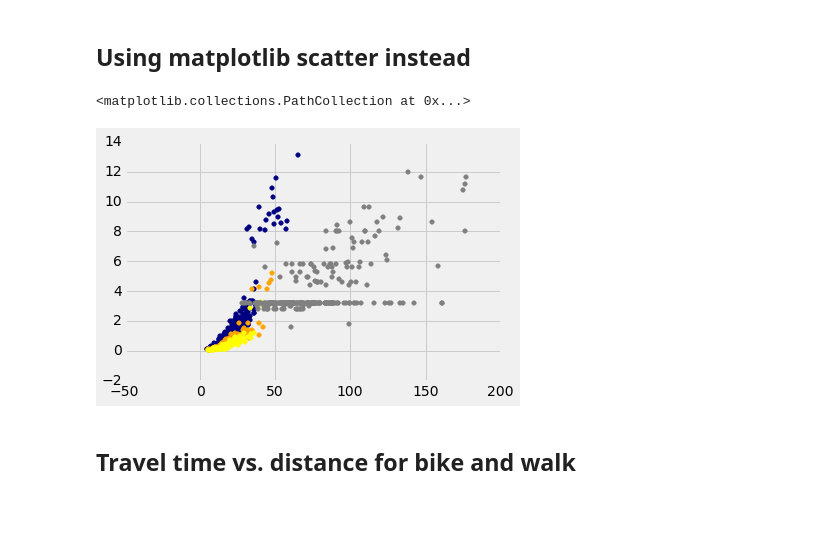
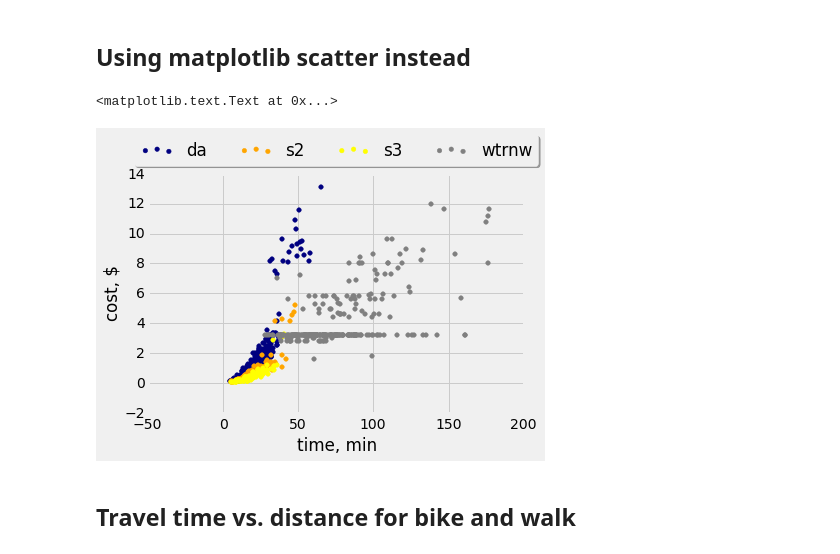
Before and after one commit to akansal1/smart-cities-connector, a Jupyter notebook: labs_in_progress/Minilab5.ipynb, the cells around one changed output. Saved outputs shown, nothing was run; the diff lists cells and outputs as text; code cells hidden in the pictures; blank space fills up the shorter version.

```diff
--- a/labs_in_progress/Minilab5.ipynb
+++ b/labs_in_progress/Minilab5.ipynb
@@ -124,13 +124,16 @@ mc.select(['da_cost', 's2_cost', 's3_cost','wtw_cost','dtw_cost',
 # %% [markdown]
 ## Using matplotlib scatter instead
 # %%
-plt.scatter(mc.where('choice',1).column('tt'), mc.where('choice',1).column('cost'), color='navy')
-plt.scatter(mc.where('choice',2).column('tt'), mc.where('choice',2).column('cost'), color='orange')
-plt.scatter(mc.where('choice',3).column('tt'), mc.where('choice',3).column('cost'), color='yellow')
-plt.scatter(mc.where('choice',4).column('tt'), mc.where('choice',4).column('cost'), color='grey')
+plt.scatter(mc.where('choice',1).column('tt'), mc.where('choice',1).column('cost'), color='navy', label ='da')
+plt.scatter(mc.where('choice',2).column('tt'), mc.where('choice',2).column('cost'), color='orange', label= 's2')
+plt.scatter(mc.where('choice',3).column('tt'), mc.where('choice',3).column('cost'), color='yellow', label='s3')
+plt.scatter(mc.where('choice',4).column('tt'), mc.where('choice',4).column('cost'), color='grey', label = 'wtrnw')
+plt.legend(loc='upper center', shadow=True, fancybox=True, ncol=4, bbox_to_anchor=(0.5, 1.2))
+plt.ylabel('cost ($)')
+plt.xlabel('time (min)')
 # %% [output]
-<matplotlib.collections.PathCollection at 0x...>
+<matplotlib.text.Text at 0x...>
-[figure, old version]
+[figure, new version]
 # %% [markdown]
 ## Travel time vs. distance for bike and walk
 # %%
```
Also changed, not shown: parts of 1 cell of this notebook.
